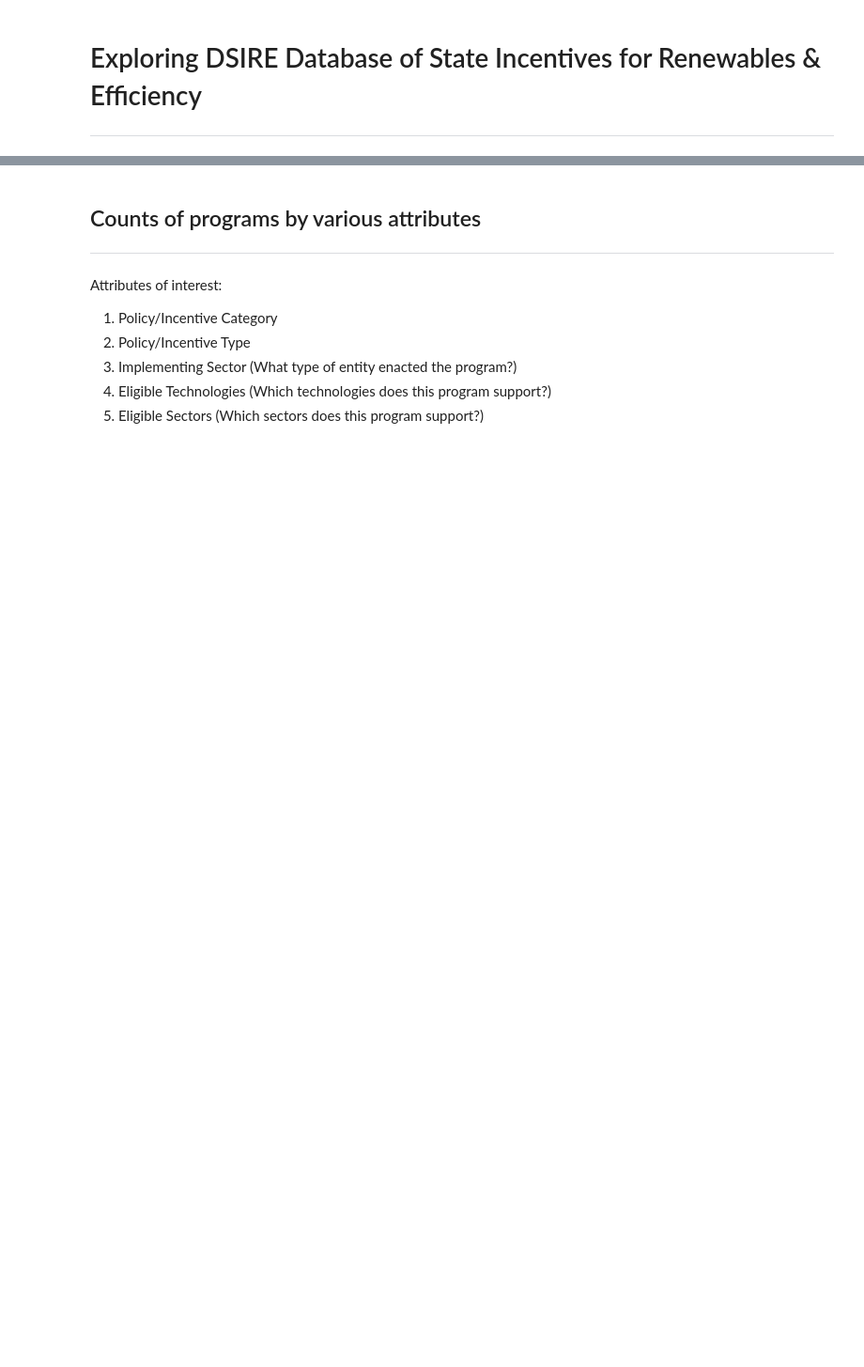
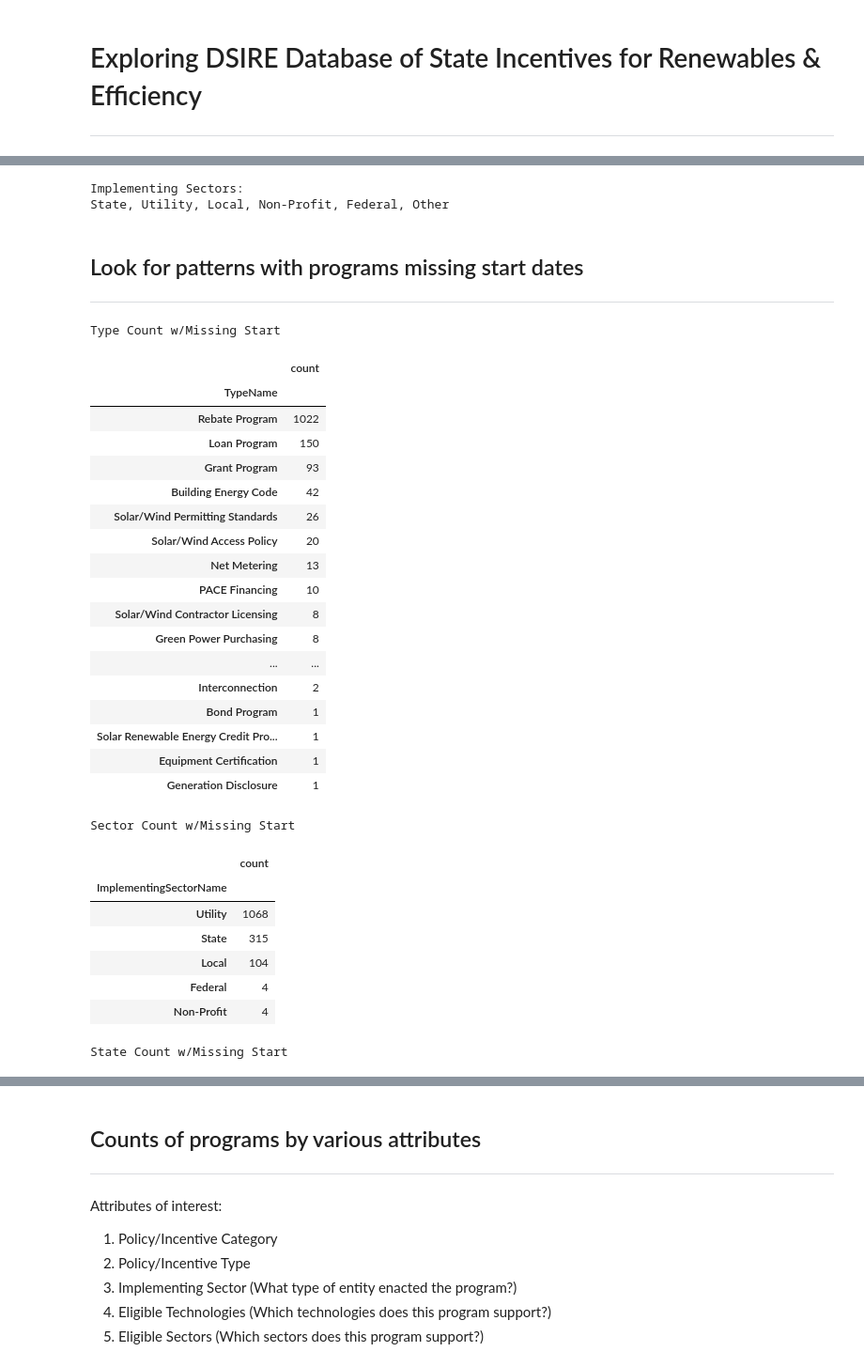
Before and after one commit to sven-soderborg/HonorsThesisCode, a Jupyter notebook: dsire_exploration.ipynb, the cells around one changed output, grey strips where cells are left out. Shown: that part at 94% size. Drawn from its saved outputs; the diff is of its cells as text; code cells hidden in the pictures; blank space fills up the shorter version.

```diff
--- a/dsire_exploration.ipynb
+++ b/dsire_exploration.ipynb
@@ -2,6 +2,8 @@
 # Exploring DSIRE Database of State Incentives for Renewables & Efficiency
 ***
 # %%
+import seaborn as sns
+import matplotlib.pyplot as plt
 import pandas as pd
 pd.options.display.float_format = '{:,.2f}'.format # display numbers as with thousands separator
 pd.set_option('display.max_colwidth', None) # display full text in columns
@@ -9,6 +11,7 @@ pd.set_option('display.max_colwidth', None) # display full text in columns
 from IPython.display import display, HTML
 # Custom CSS to align DataFrame values to the right
 css_rules = """
+.output {flex-direction: row;}
 <style>
     table.dataframe th, table.dataframe td {
         text-align: right !important;
@@ -17,3 +20,23 @@ css_rules = """
 """
 # Apply the custom CSS
 display(HTML(css_rules))
+
+from IPython.core.display import display, HTML
+
+def display_side_by_side(dfs:list, captions:list):
+    """Display tables side by side to save vertical space
+    Input:
+        dfs: list of pandas.DataFrame
+        captions: list of table captions
+    """
+    output = ""
+    combined = dict(zip(captions, dfs))
+    for caption, df in combined.items():
+        output += df.style.set_table_attributes("style='display:inline'").set_caption(caption)._repr_html_()
+        output += "\xa0\xa0\xa0"
+    display(HTML(output))
+
+# Save tables to a workbook
+import openpyxl
+wb = openpyxl.Workbook()
+wb.save("Data/DSIRE/tables.xlsx")
@@ -25,0 +92,53 @@ sect_dict = pd.read_csv('Data/DSIRE/sector.csv', usecols=['id', 'name'], index_c
+# %%
+# Unique values of implementing sectors
+sectors = dsire['ImplementingSectorName'].unique()
+print("Implementing Sectors: ")
+print (*sectors, sep=", ")
+# %% [output]
+Implementing Sectors:
+State, Utility, Local, Non-Profit, Federal, Other
+# %% [markdown]
+## Look for patterns with programs missing start dates
+***
+# %%
+empty_dates = dsire[dsire['EarliestEnactedYear'] == 0]
+type_counts = empty_dates['TypeName'].value_counts().to_frame()
+sector_counts = empty_dates['ImplementingSectorName'].value_counts().to_frame()
+state_counts = empty_dates['State'].value_counts().to_frame()
+
+with pd.ExcelWriter("Data/DSIRE/tables.xlsx", mode='a', engine='openpyxl', if_sheet_exists='replace') as writer:
+        type_counts.to_excel(writer, sheet_name="types_noStart", index=True)
+        sector_counts.to_excel(writer, sheet_name="sectors_noStart", index=True)
+        state_counts.to_excel(writer, sheet_name="states_noStart", index=True)
+
+
+display_side_by_side([type_counts, sector_counts, state_counts], ['Type Count w/Missing Start', 'Sector Count w/Missing Start', 'State Count w/Missing Start'])
+# %% [output]
+Type Count w/Missing Start
+|  | count |
+| TypeName |  |
+| Rebate Program | 1022 |
+| Loan Program | 150 |
+| Grant Program | 93 |
+| Building Energy Code | 42 |
+| Solar/Wind Permitting Standards | 26 |
+| Solar/Wind Access Policy | 20 |
+| Net Metering | 13 |
+| PACE Financing | 10 |
+| Solar/Wind Contractor Licensing | 8 |
+| Green Power Purchasing | 8 |
+| ... | ... |
+| Interconnection | 2 |
+| Bond Program | 1 |
+| Solar Renewable Energy Credit Pro... | 1 |
+| Equipment Certification | 1 |
+| Generation Disclosure | 1 |
+Sector Count w/Missing Start
+|  | count |
+| ImplementingSectorName |  |
+| Utility | 1068 |
+| State | 315 |
+| Local | 104 |
+| Federal | 4 |
+| Non-Profit | 4 |
+State Count w/Missing Start
```
Also changed, not shown: parts of 16 cells of this notebook, 20 other files.
